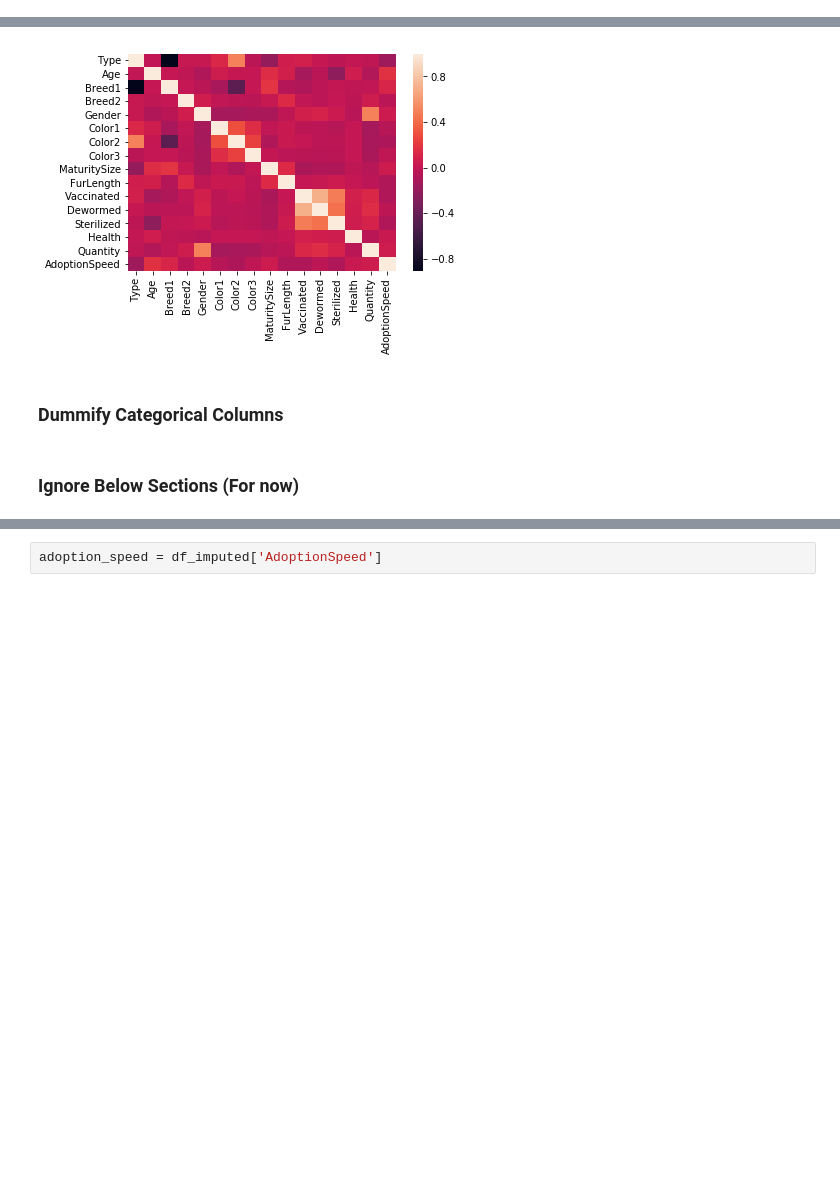
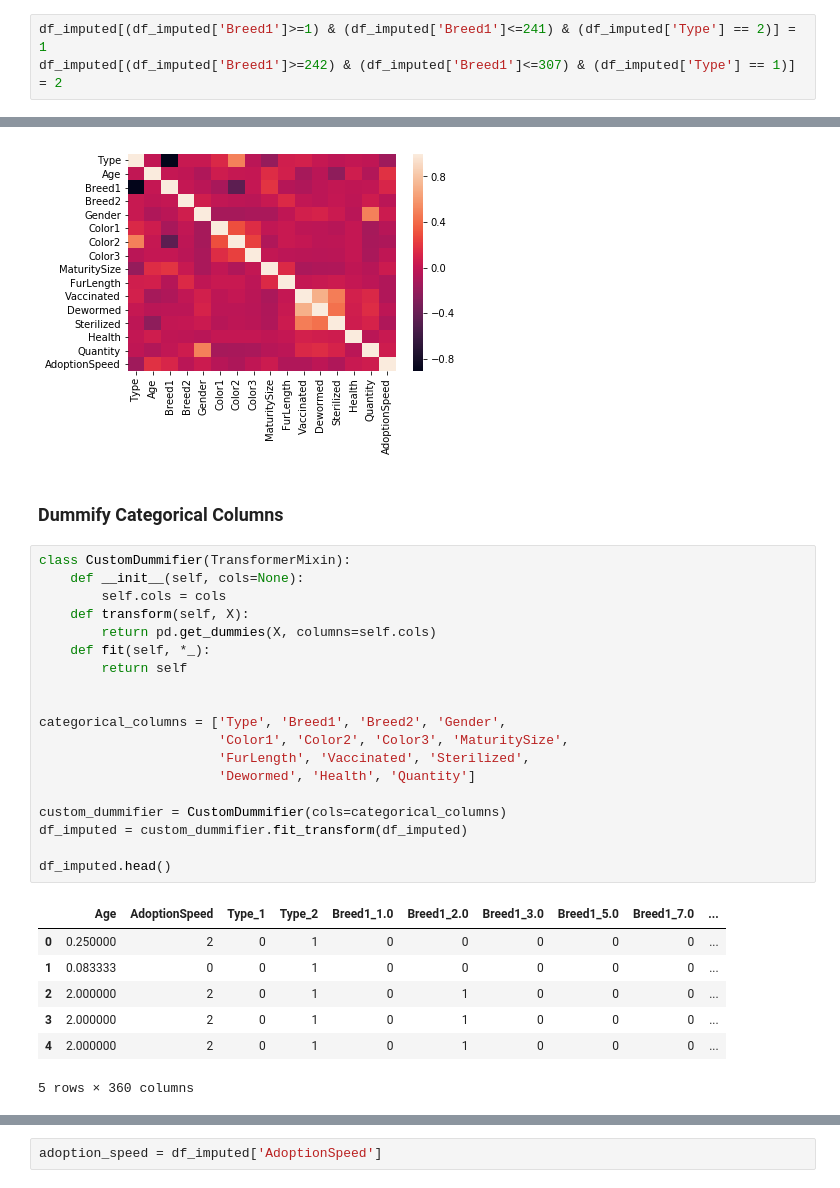
Before and after one commit to maheshbabugorantla/PetAdoption-Prediction, a Jupyter notebook: Kaggle-Notebook.ipynb, the cells around one changed output, grey strips where cells are left out. Saved outputs shown, nothing was run; the diff lists cells and outputs as text; blank space fills up the shorter version.

```diff
--- a/Kaggle-Notebook.ipynb
+++ b/Kaggle-Notebook.ipynb
@@ -407,0 +413,3 @@ cat_breeds_ = cat_breeds[cat_breeds['Type'] == 1].hist(figsize=(15, 15), color='
+# %%
+df_imputed[(df_imputed['Breed1']>=1) & (df_imputed['Breed1']<=241) & (df_imputed['Type'] == 2)] = 1
+df_imputed[(df_imputed['Breed1']>=242) & (df_imputed['Breed1']<=307) & (df_imputed['Type'] == 1)] = 2
@@ -422,5 +436,30 @@ plot_corr_heatmap(df=cat_breeds)
 [figure]
 # %% [markdown]
 ### Dummify Categorical Columns
-# %% [markdown]
-### Ignore Below Sections (For now)
+# %%
+class CustomDummifier(TransformerMixin):
+    def __init__(self, cols=None):
+        self.cols = cols
+    def transform(self, X):
+        return pd.get_dummies(X, columns=self.cols)
+    def fit(self, *_):
+        return self
+
+
+categorical_columns = ['Type', 'Breed1', 'Breed2', 'Gender',
+                       'Color1', 'Color2', 'Color3', 'MaturitySize',
+                       'FurLength', 'Vaccinated', 'Sterilized',
+                       'Dewormed', 'Health', 'Quantity']
+
+custom_dummifier = CustomDummifier(cols=categorical_columns)
+df_imputed = custom_dummifier.fit_transform(df_imputed)
+
+df_imputed.head()
+# %% [output]
+|  | Age | AdoptionSpeed | Type_1 | Type_2 | Breed1_1.0 | Breed1_2.0 | Breed1_3.0 | Breed1_5.0 | Breed1_7.0 | ... |
+| 0 | 0.250000 | 2 | 0 | 1 | 0 | 0 | 0 | 0 | 0 | ... |
+| 1 | 0.083333 | 0 | 0 | 1 | 0 | 0 | 0 | 0 | 0 | ... |
+| 2 | 2.000000 | 2 | 0 | 1 | 0 | 1 | 0 | 0 | 0 | ... |
+| 3 | 2.000000 | 2 | 0 | 1 | 0 | 1 | 0 | 0 | 0 | ... |
+| 4 | 2.000000 | 2 | 0 | 1 | 0 | 1 | 0 | 0 | 0 | ... |
+5 rows × 360 columns
```
Also changed, not shown: parts of 16 cells of this notebook.
